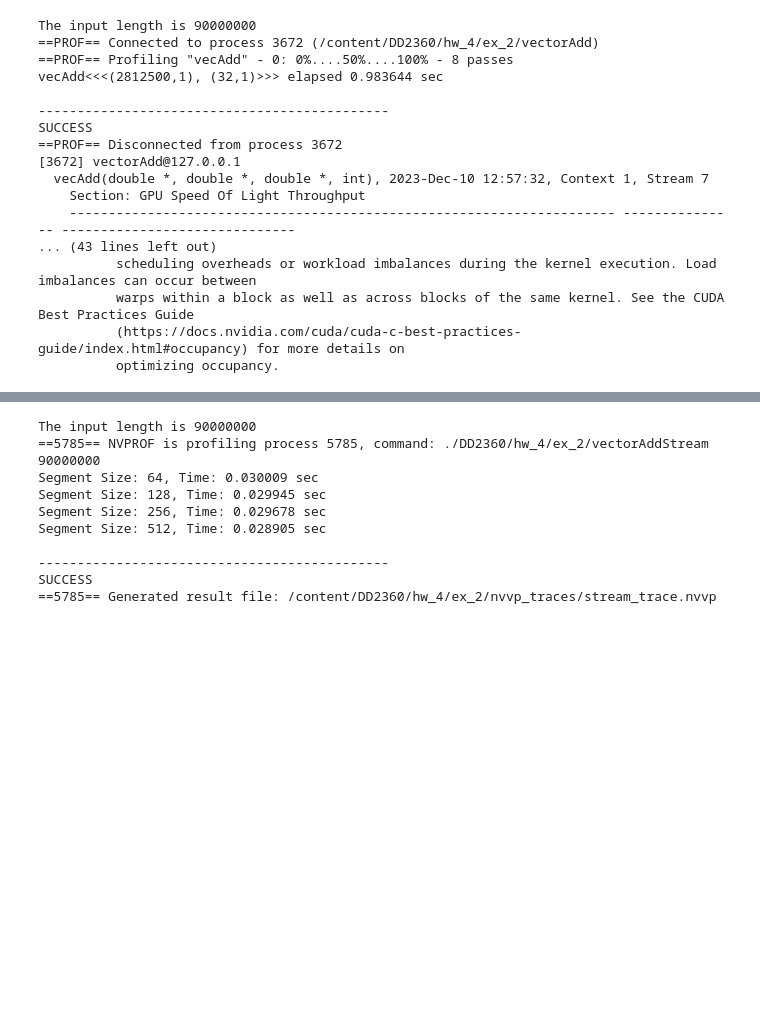
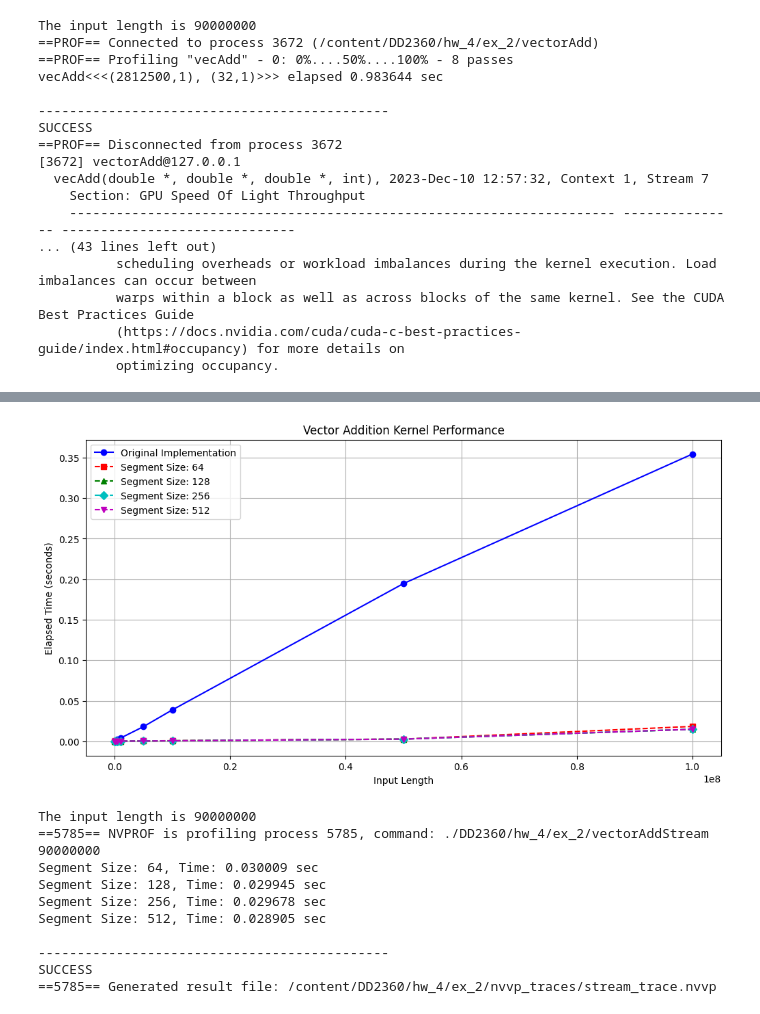
Before and after one commit to MoggmentuM/DD2360, a Jupyter notebook: hw_4/ex_2/DD2360_HW4.ipynb, the cells around one changed output, grey strips where cells are left out. Drawn from its saved outputs; the diff is of its cells as text; code cells hidden in the pictures; blank space fills up the shorter version.

```diff
--- a/hw_4/ex_2/DD2360_HW4.ipynb
+++ b/hw_4/ex_2/DD2360_HW4.ipynb
@@ -106,3 +185,42 @@ SUCCESS
+# %%
+import matplotlib.pyplot as plt
+
+# First set of data
+input_lengths = [10000, 50000, 100000, 500000, 1000000, 5000000, 10000000, 50000000, 100000000]
+elapsed_times = [0.000211, 0.000401, 0.000741, 0.002352, 0.004046, 0.018286, 0.038933, 0.194611, 0.354245]
+
+# Second set of data
+input_lengths_segment = [10000, 50000, 100000, 500000, 1000000, 5000000, 10000000, 50000000, 100000000]
+elapsed_times_segment_64 = [0.000398, 0.000332, 0.000416, 0.000336, 0.000382, 0.000610, 0.000897, 0.002864, 0.018450]
+elapsed_times_segment_128 = [0.000305, 0.000309, 0.000347, 0.000358, 0.000327, 0.000572, 0.000824, 0.002846, 0.014887]
+elapsed_times_segment_256 = [0.000303, 0.000343, 0.000338, 0.000329, 0.000314, 0.000545, 0.000803, 0.002853, 0.014952]
+elapsed_times_segment_512 = [0.000327, 0.000303, 0.000363, 0.000330, 0.000367, 0.000547, 0.000803, 0.002820, 0.014969]
+
+# Plotting
+plt.figure(figsize=(12, 6))
+
+# First line
+plt.plot(input_lengths, elapsed_times, marker='o', linestyle='-', color='b', label='Original Implementation')
+
+# Second line (with different segment sizes)
+plt.plot(input_lengths_segment, elapsed_times_segment_64, marker='s', linestyle='--', color='r', label='Segment Size: 64')
+plt.plot(input_lengths_segment, elapsed_times_segment_128, marker='^', linestyle='--', color='g', label='Segment Size: 128')
+plt.plot(input_lengths_segment, elapsed_times_segment_256, marker='D', linestyle='--', color='c', label='Segment Size: 256')
+plt.plot(input_lengths_segment, elapsed_times_segment_512, marker='v', linestyle='--', color='m', label='Segment Size: 512')
+
+# Adding labels and title
+plt.title('Vector Addition Kernel Performance')
+plt.xlabel('Input Length')
+plt.ylabel('Elapsed Time (seconds)')
+
+# Adding grid and legend
+plt.grid(True)
+plt.legend()
+
+# Show plot
+plt.show()
+# %% [output]
+[figure, added]
 # %%
 # to output file
 ! nvprof --output-profile /content/DD2360/hw_4/ex_2/nvvp_traces/stream_trace.nvvp -f ./DD2360/hw_4/ex_2/vectorAddStream 90000000
```
Also changed, not shown: parts of 9 cells of this notebook, 4 other files.
